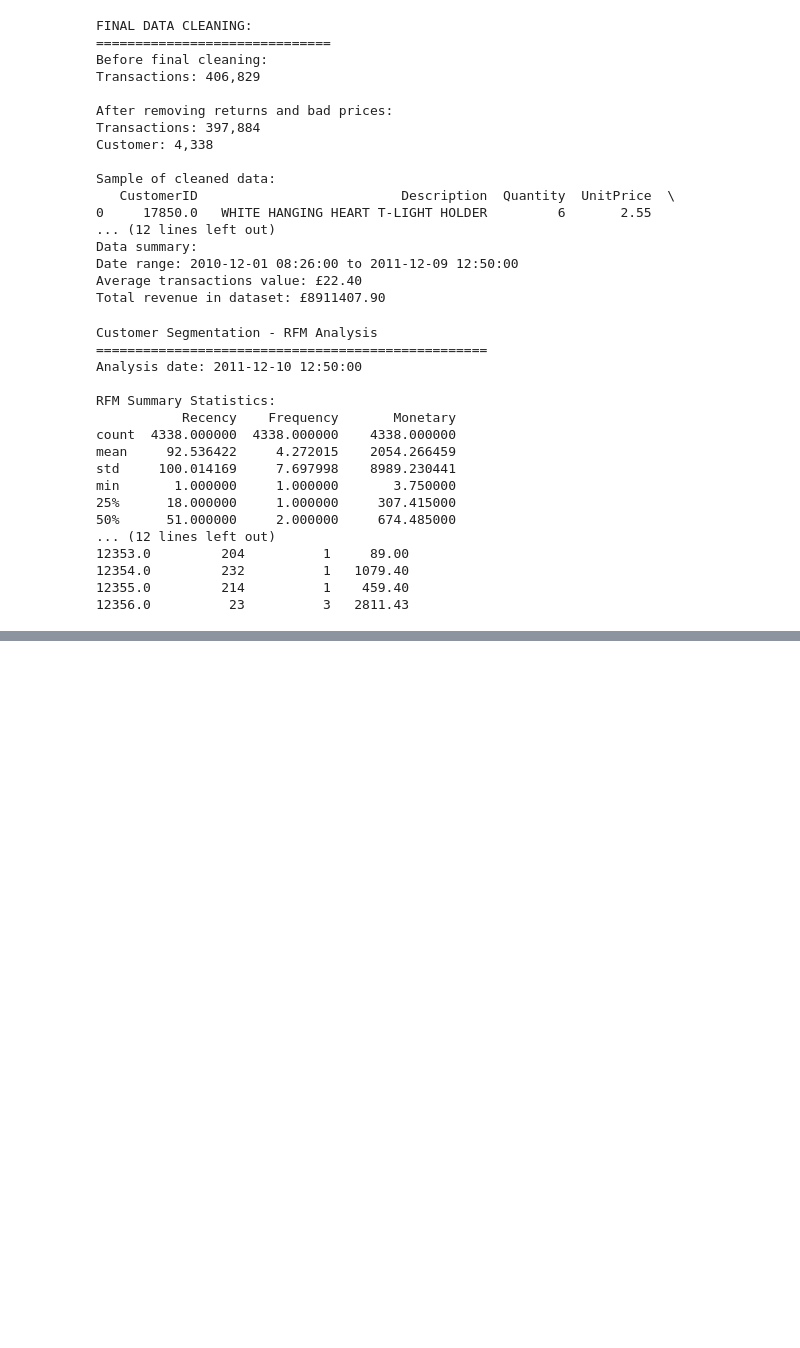
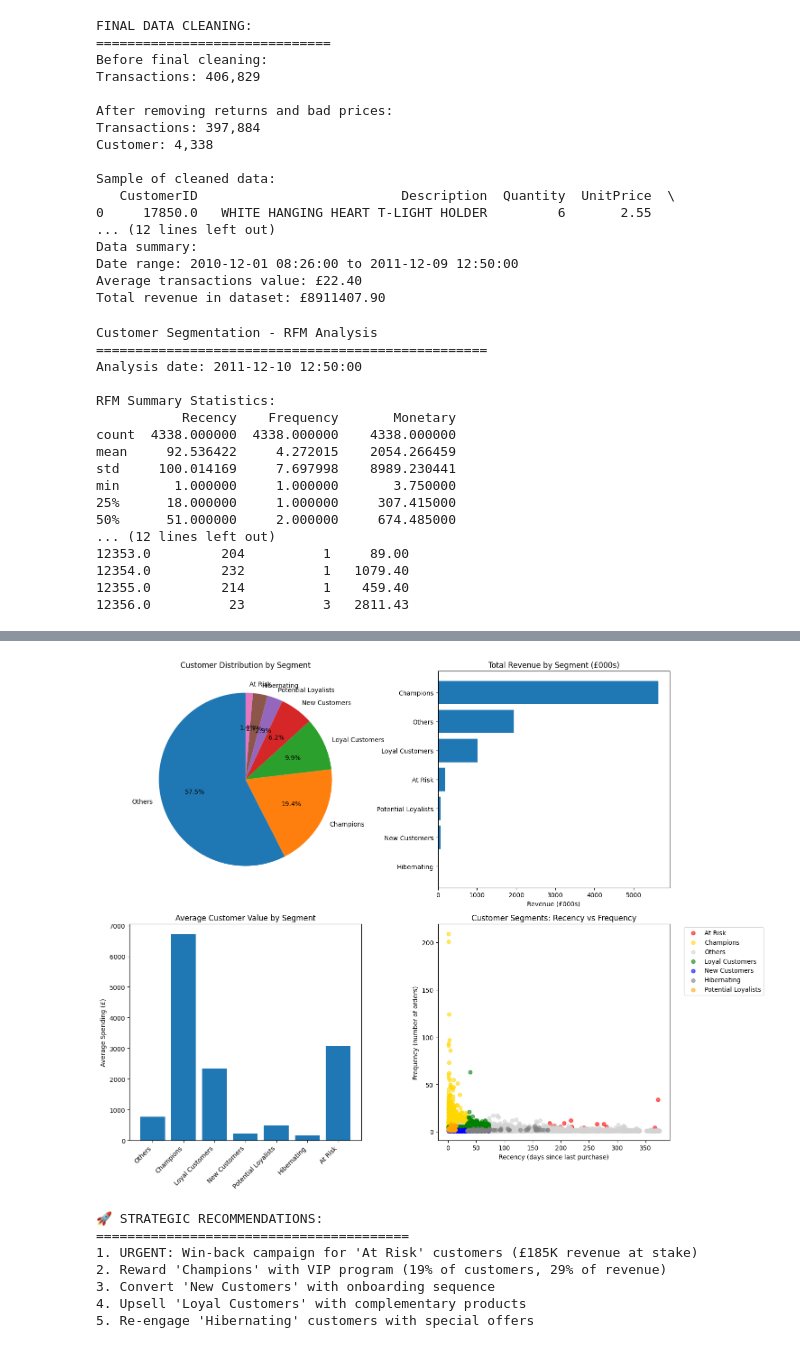
Before and after one commit to mel418/customer-segmentation, a Jupyter notebook: Customer_Segmentation_Project.ipynb, the cells around one changed output, grey strips where cells are left out. Cells and saved outputs as stored; diff of their text form; code cells hidden in the pictures; blank space fills up the shorter version.

```diff
--- a/Customer_Segmentation_Project.ipynb
+++ b/Customer_Segmentation_Project.ipynb
@@ -200,0 +306,57 @@ min       1.000000     1.000000       3.750000
+# %%
+import matplotlib.pyplot as plt
+
+# create a comprehensive visualization
+fig, ((ax1, ax2), (ax3, ax4)) = plt.subplots(2, 2, figsize=(15, 12))
+
+# 1. customer count by segment
+segment_counts = rfm['Segment'].value_counts()
+ax1.pie(segment_counts, labels=segment_counts.index, autopct='%1.1f%%', startangle=90)
+ax1.set_title('Customer Distribution by Segment')
+
+# 2. revenue by segment
+revenue_by_segment = segment_summary.sort_values('Total_Revenue', ascending=True)
+ax2.barh(revenue_by_segment.index, revenue_by_segment['Total_Revenue']/1000)
+ax2.set_title('Total Revenue by Segment (£000s)')
+ax2.set_xlabel('Revenue (£000s)')
+
+# 3. avg monetary value by segment
+ax3.bar(segment_summary.index, segment_summary['Avg_Monetary'])
+ax3.set_title('Average Customer Value by Segment')
+ax3.set_ylabel('Average Spending (£)')
+plt.setp(ax3.get_xticklabels(), rotation=45, ha='right')
+
+# 4. recency vs frequency scatter
+colors = {'Champions': 'gold', 'Loyal Customers': 'green', 'At Risk': 'red',
+          'New Customers': 'blue', 'Potential Loyalists': 'orange',
+          'Hibernating': 'gray', 'Others': 'lightgray'}
+
+for segment in rfm['Segment'].unique():
+    segment_data = rfm[rfm['Segment'] == segment]
+    ax4.scatter(segment_data['Recency'], segment_data['Frequency'],
+                c=colors.get(segment, 'black'), label=segment, alpha=0.6)
+
+ax4.set_title('Customer Segments: Recency vs Frequency')
+ax4.set_xlabel('Recency (days since last purchase)')
+ax4.set_ylabel('Frequency (number of orders)')
+ax4.legend(bbox_to_anchor=(1.05, 1), loc='upper left')
+
+plt.tight_layout()
+plt.show()
+
+print("\n🚀 STRATEGIC RECOMMENDATIONS:")
+print("="*40)
+print("1. URGENT: Win-back campaign for 'At Risk' customers (£185K revenue at stake)")
+print("2. Reward 'Champions' with VIP program (19% of customers, 29% of revenue)")
+print("3. Convert 'New Customers' with onboarding sequence")
+print("4. Upsell 'Loyal Customers' with complementary products")
+print("5. Re-engage 'Hibernating' customers with special offers")
+# %% [output]
+[figure, added]
+🚀 STRATEGIC RECOMMENDATIONS:
+========================================
+1. URGENT: Win-back campaign for 'At Risk' customers (£185K revenue at stake)
+2. Reward 'Champions' with VIP program (19% of customers, 29% of revenue)
+3. Convert 'New Customers' with onboarding sequence
+4. Upsell 'Loyal Customers' with complementary products
+5. Re-engage 'Hibernating' customers with special offers
```
Also changed, not shown: parts of 2 cells of this notebook.
